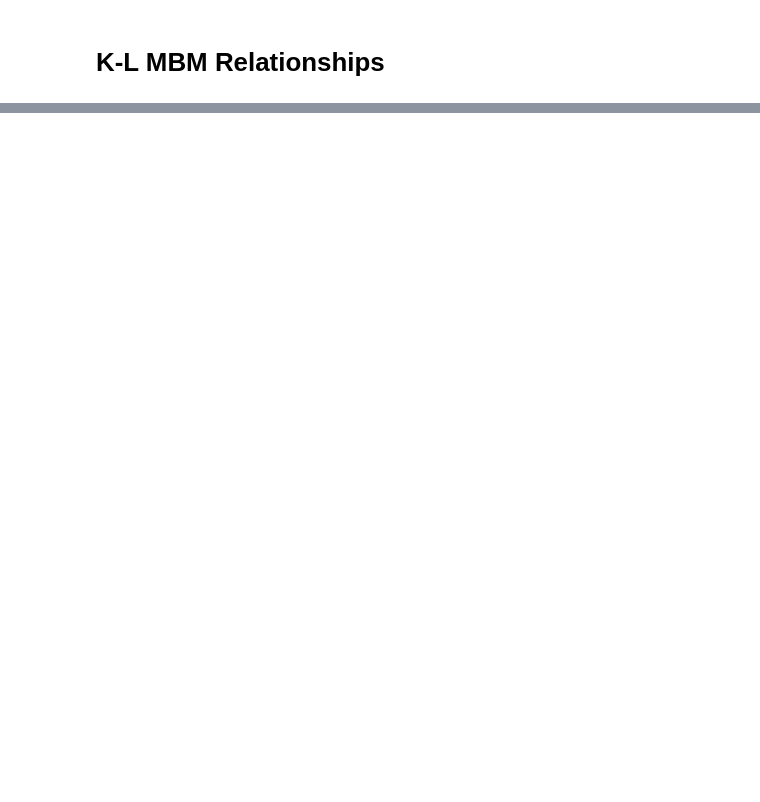
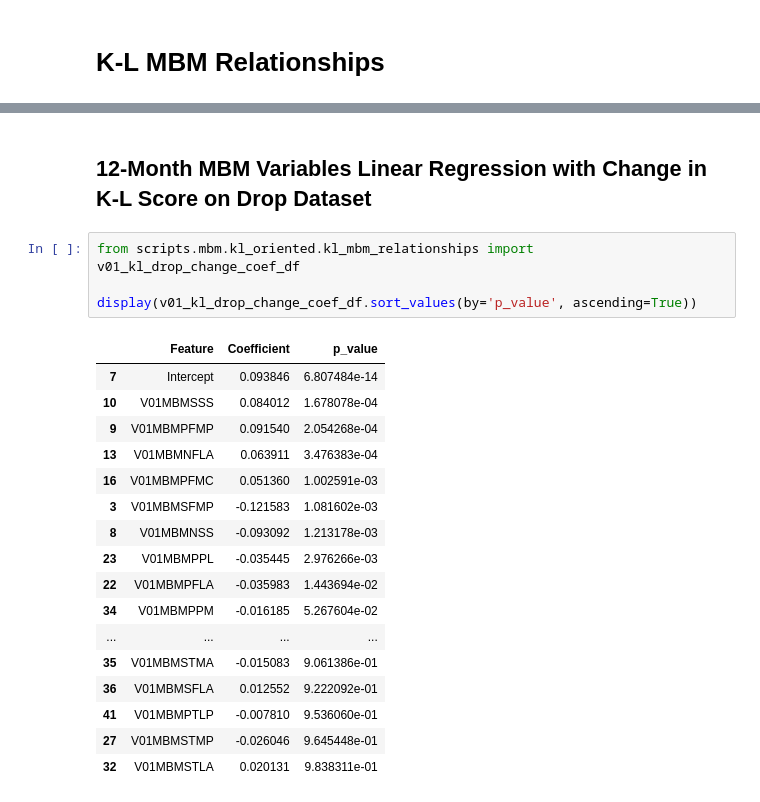
Before and after one commit to Mitch-Jones0507/MSc_OAI_Project, a Jupyter notebook: notebook/kl_oriented/kl_mbm_relationships.ipynb, the cells around one changed output, grey strips where cells are left out. Drawn from its saved outputs; the diff is of its cells as text; blank space fills up the shorter version.

```diff
--- a/notebook/kl_oriented/kl_mbm_relationships.ipynb
+++ b/notebook/kl_oriented/kl_mbm_relationships.ipynb
@@ -77,0 +106,24 @@ display(v01_v03_kl_drop_coef_df)
+# %% [markdown]
+## 12-Month MBM Variables Linear Regression with Change in K-L Score on Drop Dataset
+# %%
+from scripts.mbm.kl_oriented.kl_mbm_relationships import v01_kl_drop_change_coef_df
+
+display(v01_kl_drop_change_coef_df.sort_values(by='p_value', ascending=True))
+# %% [output]
+|  | Feature | Coefficient | p_value |
+| 7 | Intercept | 0.093846 | 6.807484e-14 |
+| 10 | V01MBMSSS | 0.084012 | 1.678078e-04 |
+| 9 | V01MBMPFMP | 0.091540 | 2.054268e-04 |
+| 13 | V01MBMNFLA | 0.063911 | 3.476383e-04 |
+| 16 | V01MBMPFMC | 0.051360 | 1.002591e-03 |
+| 3 | V01MBMSFMP | -0.121583 | 1.081602e-03 |
+| 8 | V01MBMNSS | -0.093092 | 1.213178e-03 |
+| 23 | V01MBMPPL | -0.035445 | 2.976266e-03 |
+| 22 | V01MBMPFLA | -0.035983 | 1.443694e-02 |
+| 34 | V01MBMPPM | -0.016185 | 5.267604e-02 |
+| ... | ... | ... | ... |
+| 35 | V01MBMSTMA | -0.015083 | 9.061386e-01 |
+| 36 | V01MBMSFLA | 0.012552 | 9.222092e-01 |
+| 41 | V01MBMPTLP | -0.007810 | 9.536060e-01 |
+| 27 | V01MBMSTMP | -0.026046 | 9.645448e-01 |
+| 32 | V01MBMSTLA | 0.020131 | 9.838311e-01 |
```
Also changed, not shown: parts of 19 cells of this notebook, 17 other files.
